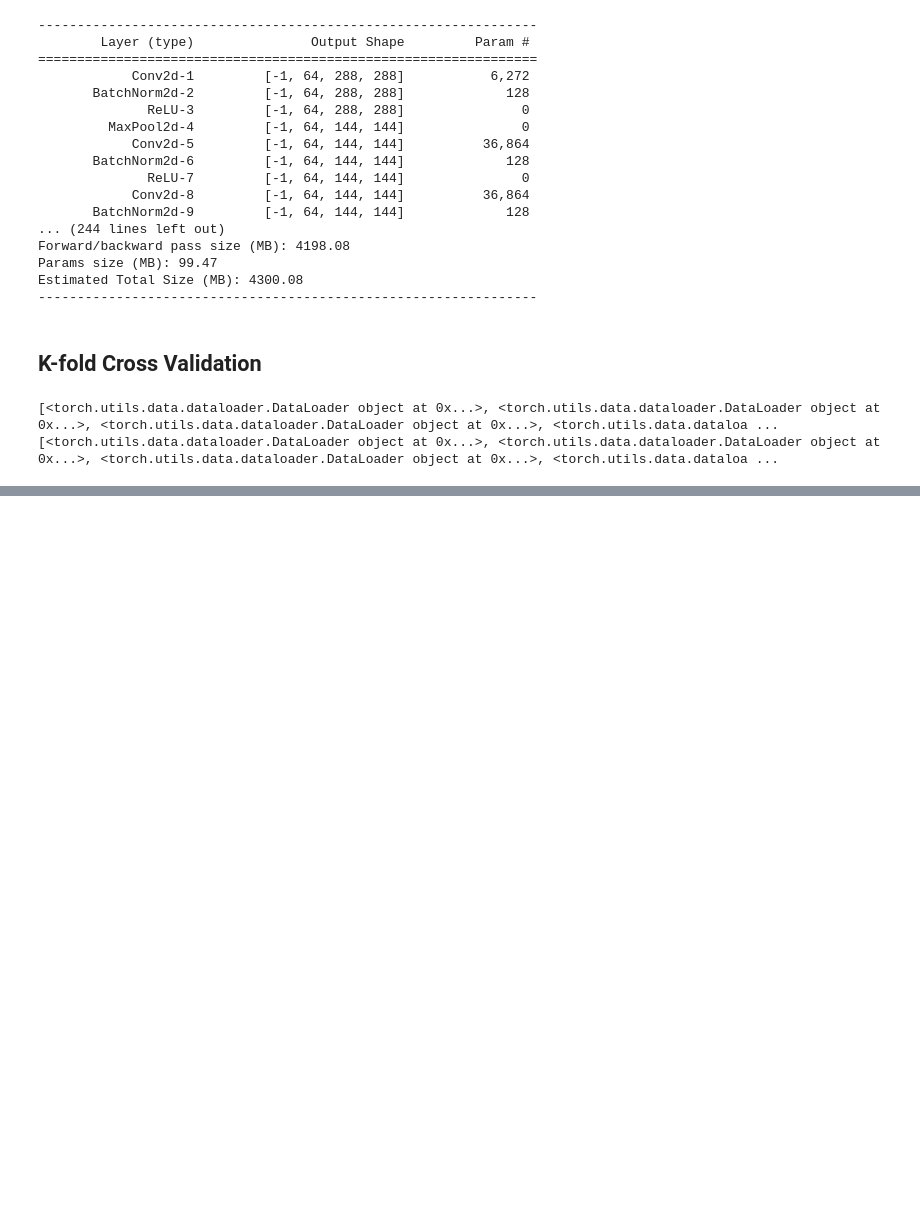
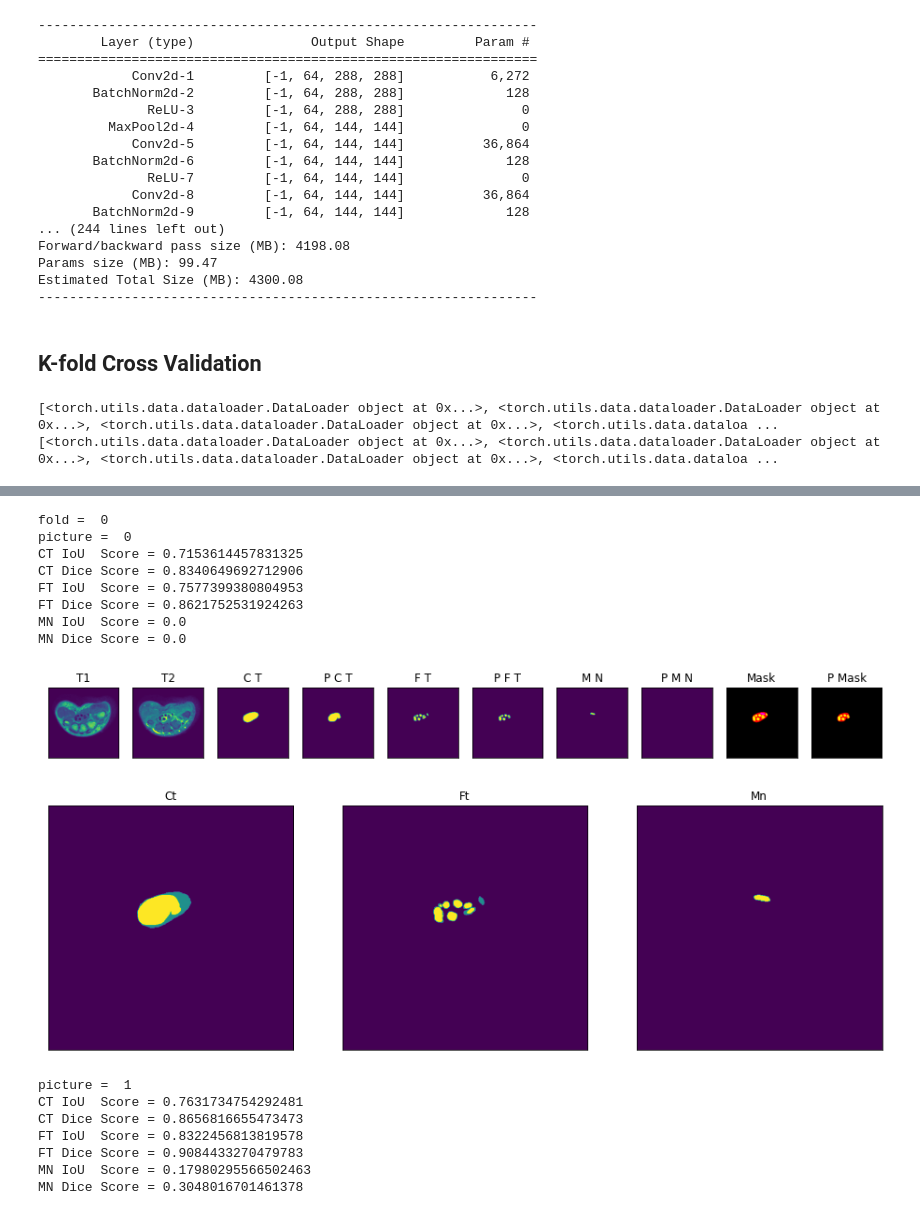
Before and after one commit to YEN-PO-CHEN/Colab, a Jupyter notebook: DIP_Tutorial.ipynb, the cells around one changed output, grey strips where cells are left out. Drawn from its saved outputs; the diff is of its cells as text; code cells hidden in the pictures; blank space fills up the shorter version.

```diff
--- a/DIP_Tutorial.ipynb
+++ b/DIP_Tutorial.ipynb
@@ -355,13 +346,13 @@ for train_index , valid_index in kf.split(TrainData):
               image_path = {"T1":T1[ train_index[0] : train_index[-1] ], "T2":T2[ train_index[0] : train_index[-1] ]},
               masks_path = {"CT":CT[ train_index[0] : train_index[-1] ], "FT":FT[ train_index[0] : train_index[-1] ], "MN":MN[ train_index[0] : train_index[-1] ]},
               augmentation=get_training_augmentation(),
-              preprocessing=get_preprocessing(preprocessing_fn),
+              preprocessing=get_preprocessing(),
               )
     ValidSet = Dataset(
               image_path = {"T1":T1[ valid_index[0] : valid_index[-1] ], "T2":T2[ valid_index[0] : valid_index[-1] ]},
               masks_path = {"CT":CT[ valid_index[0] : valid_index[-1] ], "FT":FT[ valid_index[0] : valid_index[-1] ], "MN":MN[ valid_index[0] : valid_index[-1] ]},
               augmentation=get_validation_augmentation(),
-              preprocessing=get_preprocessing(preprocessing_fn),
+              preprocessing=get_preprocessing(),
               )
     Train_loader.append(DataLoader(TrainSet, batch_size=8, shuffle=True, num_workers=12))
     Valid_loader.append(DataLoader(ValidSet, batch_size=1, shuffle=False, num_workers=4))
@@ -393,0 +469,9 @@ RuntimeError: ignored
+# %%
+TestSet = Dataset(
+              image_path = {"T1":Test_T1, "T2":Test_T2},
+              masks_path = {"CT":Test_CT, "FT":Test_FT, "MN":Test_MN},
+              augmentation=get_validation_augmentation(),
+              preprocessing=get_preprocessing(),
+              )
+Test_all_loader = DataLoader(TestSet, batch_size=17, shuffle=True, num_workers=12)
+Test_loader = DataLoader(TestSet, batch_size=1, shuffle=True, num_workers=12)
@@ -393,0 +505,4 @@ RuntimeError: ignored
+# %%
+for fold in range(0,5):
+  print("fold : {}".format(fold))
+  logs = Test_epoch[fold].run(Test_all_loader)
@@ -393,0 +538,63 @@ RuntimeError: ignored
+# %%
+TestSet_f = Dataset(
+              image_path = {"T1":Test_T1, "T2":Test_T2},
+              masks_path = {"CT":Test_CT, "FT":Test_FT, "MN":Test_MN},
+              preprocessing=get_preprocessing(),
+)
+for fold in range(0,5):
+  print("fold = ",fold)
+  for n in range(len(TestSet_f)):
+    print("picture = ",n)
+    image_vis = TestSet_f[n][0].astype('uint8')
+    image, gt_mask = TestSet[n]
+    x_tensor = torch.from_numpy(image).to(DEVICE).unsqueeze(0)
+    best_model[fold][0].eval()
+    pr_mask = best_model[fold][0].predict(x_tensor)
+    pr_mask = (pr_mask.cpu().numpy().round())
+    CT = IoU_2D(gt_mask[0],pr_mask[0,0])
+    FT = IoU_2D(gt_mask[1],pr_mask[0,1])
+    MN = IoU_2D(gt_mask[2],pr_mask[0,2])
+    print("CT IoU  Score = {}".format(CT[0]))
+    print("CT Dice Score = {}".format(CT[1]))
+    print("FT IoU  Score = {}".format(FT[0]))
+    print("FT Dice Score = {}".format(FT[1]))
+    print("MN IoU  Score = {}".format(MN[0]))
+    print("MN Dice Score = {}".format(MN[1]))
+
+    mask = np.transpose(gt_mask,(1,2,0))
+    pmask = np.transpose(pr_mask[0],(1,2,0))
+    visualize(
+      T1 = image[0],
+      T2 = image[1],
+      C_T = gt_mask[0].squeeze(),
+      P_C_T = pr_mask[0,0,:,:].squeeze(),
+      F_T = gt_mask[1].squeeze(),
+      P_F_T = pr_mask[0,1,:,:].squeeze(),
+      M_N = gt_mask[2].squeeze(),
+      P_M_N = pr_mask[0,2,:,:].squeeze(),
+      Mask = mask,
+      P_Mask = pmask
+    )
+    visualize(
+        CT = ((gt_mask[0] + pr_mask[0,0,:,:])/2).squeeze(),
+        FT = ((gt_mask[1] + pr_mask[0,1,:,:])/2).squeeze(),
+        MN = ((gt_mask[2] + pr_mask[0,2,:,:])/2).squeeze()
+    )
+# %% [output]
+fold =  0
+picture =  0
+CT IoU  Score = 0.7153614457831325
+CT Dice Score = 0.8340649692712906
+FT IoU  Score = 0.7577399380804953
+FT Dice Score = 0.8621752531924263
+MN IoU  Score = 0.0
+MN Dice Score = 0.0
+[figure, added]
+[figure, added]
+picture =  1
+CT IoU  Score = 0.7631734754292481
+CT Dice Score = 0.8656816655473473
+FT IoU  Score = 0.8322456813819578
+FT Dice Score = 0.9084433270479783
+MN IoU  Score = 0.17980295566502463
+MN Dice Score = 0.3048016701461378
```
Also changed, not shown: parts of 22 cells of this notebook.
